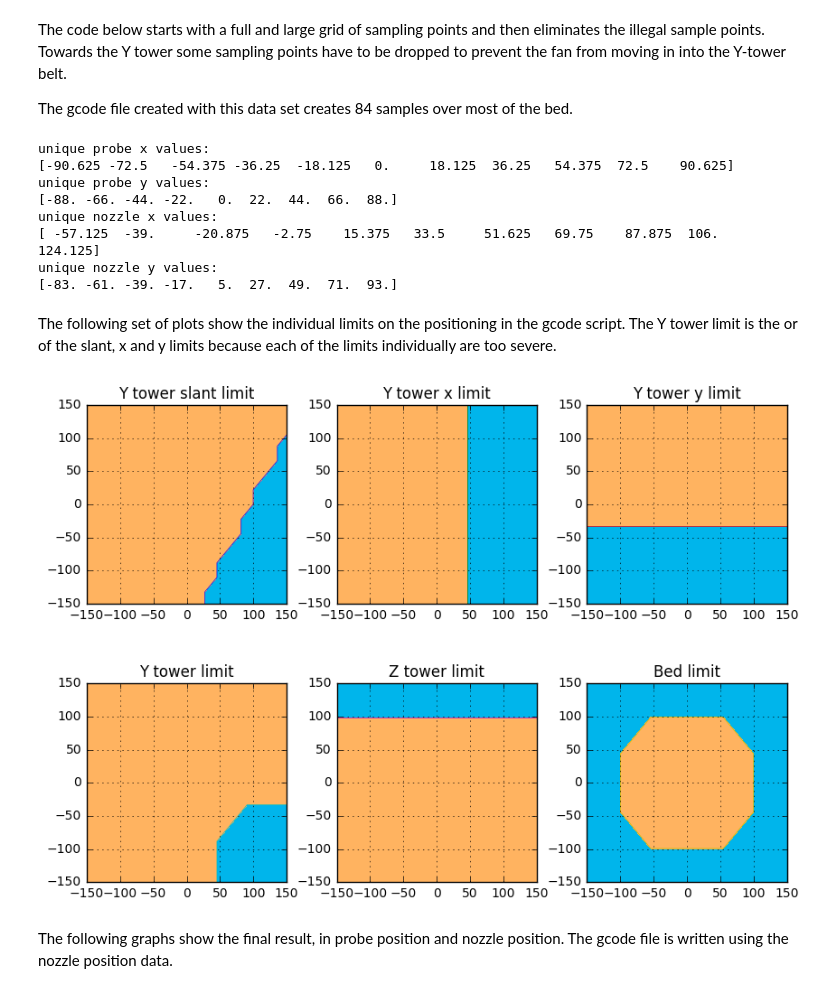
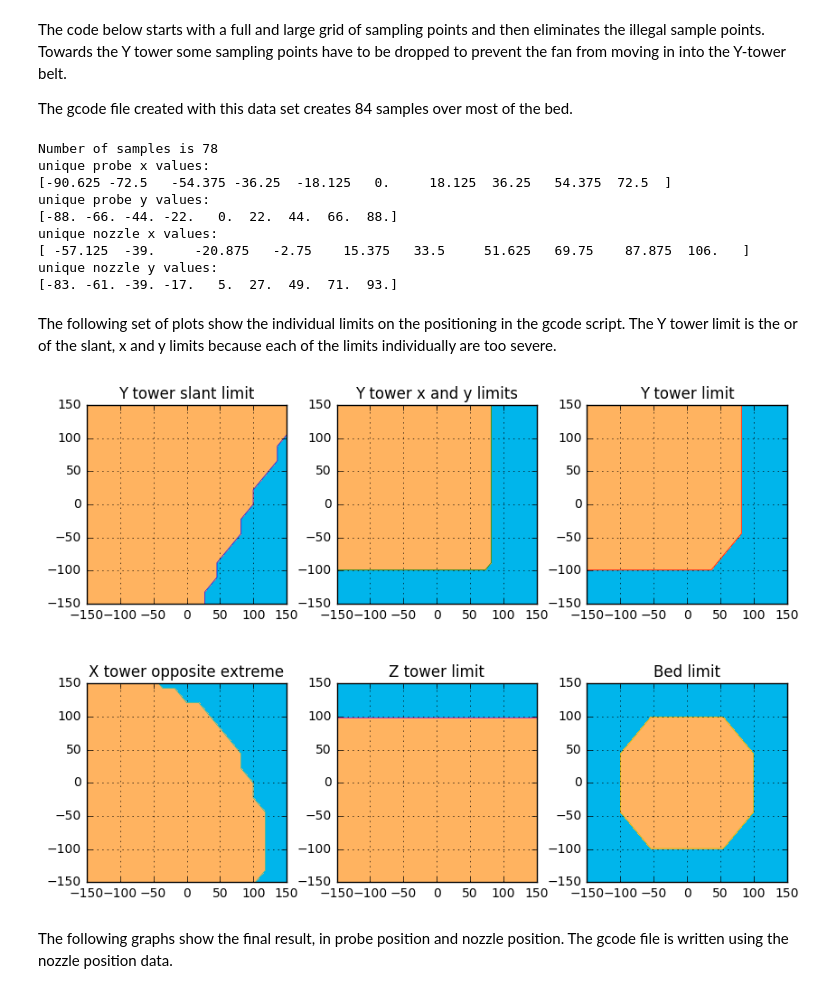
Before and after one commit to NelisW/my3D-Trium, a Jupyter notebook: building/CalcProbePoints.ipynb, the cells around one changed output. Drawn from its saved outputs; the diff is of its cells as text; code cells hidden in the pictures.

Commit message:
reduced the number of samples at extremes

```diff
--- a/building/CalcProbePoints.ipynb
+++ b/building/CalcProbePoints.ipynb
@@ -53,6 +53,9 @@ pd.set_option('display.width', 120)
 bedRadius = 110.
 towerRadius = 180. # centre to belts
 towerClearance = 70. # distance nozzle to outmost fan part
+ang = np.pi * 30. / 180.
+xtowerpos = (-towerRadius * np.cos(ang),-towerRadius * np.sin(ang))
+xOpposite = 270. # maximum distance from X tower
 probeRadius = 104. # don't probe near edges
 samplintx = 18.125 # sample interval in mm
 samplinty = 22 # sample interval in mm
@@ -61,6 +64,8 @@ xoffset = -33.5 # probe offset from nozzle
 yoffset = -5. # probe offset from nozzle
 numg28 = 2 # number of samples between g28
 numg30=5 # number of probes per one position
+# control plotting
+showMarlinSamples = True
 # %%
 # to create the grid
 x = np.arange(0,maxsize,samplintx)
@@ -90,11 +95,14 @@ The gcode file created with this data set creates 84 samples over most of the be
 coffset =  - (towerRadius-towerClearance) / np.tan(np.pi * 30. / 180.)
 slope = 2.
 maskYs = yy >  slope*xx+coffset
-maskYx = xx<50.
-maskYy = yy>-30.
-maskY =  np.logical_or( maskYs, np.logical_or(maskYy,maskYx))
+maskYx = xx < 75.
+maskYy = yy > -100.
+maskY =  np.logical_and( maskYs, np.logical_and(maskYy,maskYx))
 # Z tower
 maskZ = yy  <  towerRadius-towerClearance
+# X opposite extreme: movement not very accurate beyond this
+maskXe = np.sqrt((xx-xtowerpos[0])**2 + (yy-xtowerpos[1])**2) < xOpposite
+
 # probe area within the head
 maskB = radius <= probeRadius
 
@@ -102,7 +110,10 @@ maskB = radius <= probeRadius
 valid = np.ones((xx.shape))
 valid =  np.logical_and(valid,maskY)
 valid =  np.logical_and(valid, maskZ)
+valid = np.logical_and(valid, maskXe)
 valid = np.logical_and(valid, maskB)
+
+numSamples = np.sum(valid.flatten())
 
 # create circles for plotting below
 rang = np.linspace(0,2*np.pi,360)
@@ -111,37 +122,40 @@ yb = bedRadius * np.cos(rang)
 xt = (bedRadius+np.sqrt(xoffset*xoffset+yoffset*yoffset)) * np.sin(rang)
 yt = (bedRadius+np.sqrt(xoffset*xoffset+yoffset*yoffset)) * np.cos(rang)
 
+print('Number of samples is {}'.format(numSamples))
 print('unique probe x values:\n{}'.format(np.sort(np.unique(xx[valid]))))
 print('unique probe y values:\n{}'.format(np.sort(np.unique(yy[valid]))))
 print('unique nozzle x values:\n{}'.format(np.sort(np.unique(xn[valid]))))
 print('unique nozzle y values:\n{}'.format(np.sort(np.unique(yn[valid]))))
 # %% [output]
+Number of samples is 78
 unique probe x values:
-[-90.625 -72.5   -54.375 -36.25  -18.125   0.     18.125  36.25   54.375  72.5    90.625]
+[-90.625 -72.5   -54.375 -36.25  -18.125   0.     18.125  36.25   54.375  72.5  ]
 unique probe y values:
 [-88. -66. -44. -22.   0.  22.  44.  66.  88.]
 unique nozzle x values:
-[ -57.125  -39.     -20.875   -2.75    15.375   33.5     51.625   69.75    87.875  106.     124.125]
+[ -57.125  -39.     -20.875   -2.75    15.375   33.5     51.625   69.75    87.875  106.   ]
 unique nozzle y values:
 [-83. -61. -39. -17.   5.  27.  49.  71.  93.]
 # %% [markdown]
 The following set of plots show the individual limits on the positioning in the gcode script.  The Y tower limit is the or of the slant, x and y limits because each of the limits individually are too severe.
 # %%
+# to plot individual limits
 q = ryplot.Plotter(1,2,3,figsize=(10,7));
 q.meshContour(1,xx,yy,maskYs,contLabel=False,cbarshow=False,drawGrid=True,
               levels=1,pltaxis=[-150,150,-150,150],ptitle='Y tower slant limit');
-q.meshContour(2,xx,yy,maskYx,contLabel=False,cbarshow=False,drawGrid=True,
-              levels=1,pltaxis=[-150,150,-150,150],ptitle='Y tower x limit');
-q.meshContour(3,xx,yy,maskYy,contLabel=False,cbarshow=False,drawGrid=True,
-              levels=1,pltaxis=[-150,150,-150,150],ptitle='Y tower y limit');
-q.meshContour(4,xx,yy,maskY,contLabel=False,cbarshow=False,drawGrid=True,
+q.meshContour(2,xx,yy,np.logical_and(maskYy,maskYx),contLabel=False,cbarshow=False,drawGrid=True,
+              levels=1,pltaxis=[-150,150,-150,150],ptitle='Y tower x and y limits');
+q.meshContour(3,xx,yy,maskY,contLabel=False,cbarshow=False,drawGrid=True,
               levels=1,pltaxis=[-150,150,-150,150],ptitle='Y tower limit');
+q.meshContour(4,xx,yy,maskXe,contLabel=False,cbarshow=False,drawGrid=True,
+              levels=1,pltaxis=[-150,150,-150,150],ptitle='X tower opposite extreme');
 q.meshContour(5,xx,yy,maskZ,contLabel=False,cbarshow=False,drawGrid=True,
               levels=1,pltaxis=[-150,150,-150,150],ptitle='Z tower limit');
 q.meshContour(6,xx,yy,maskB,contLabel=False,cbarshow=False,drawGrid=True,
               levels=1,pltaxis=[-150,150,-150,150],ptitle='Bed limit');
 # %% [output]
-[figure, old version]
+[figure, new version]
 # %% [markdown]
 The following graphs show the final result, in probe position and nozzle position.  The gcode file is written using the nozzle position data.
 # %%
```
Also changed, not shown: parts of 14 cells of this notebook, 2 other files.
